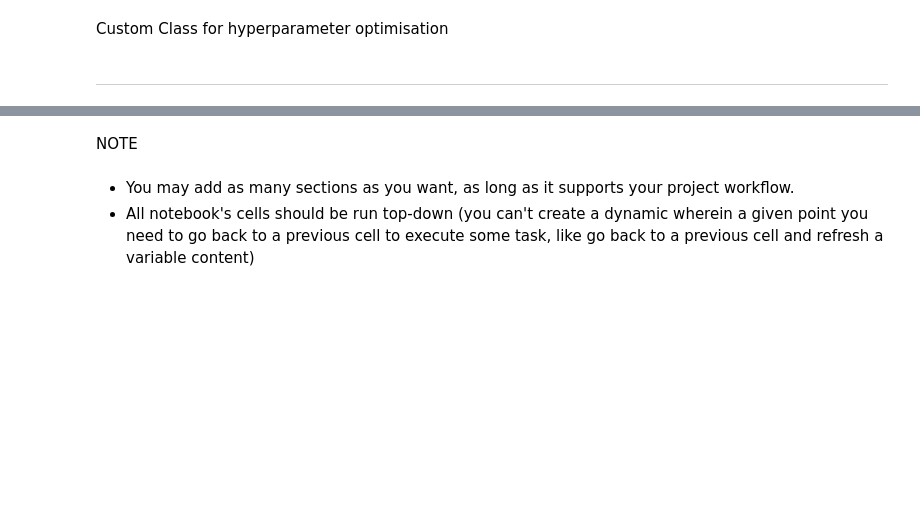
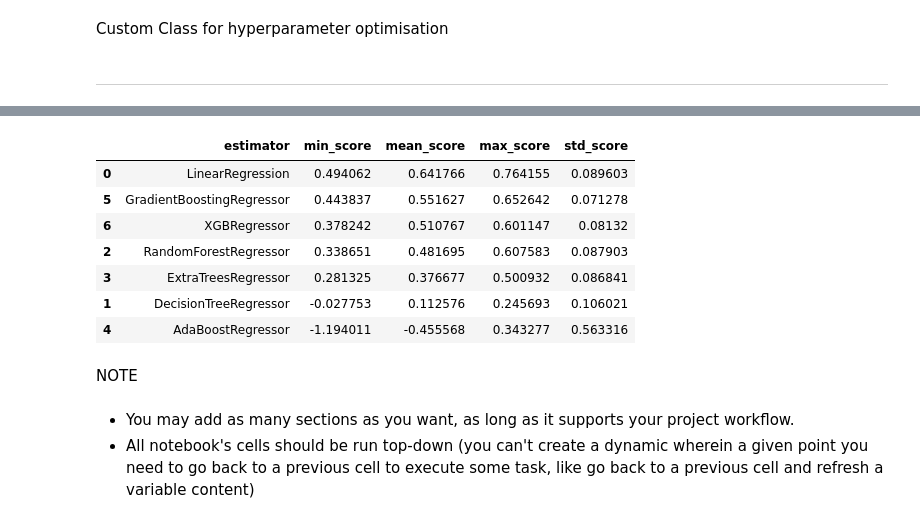
Before and after one commit to Ko11e/Student-Performance, a Jupyter notebook: jupyter_notebooks/05 - Modeling and Evaluation - Predict Exam Score.ipynb, the cells around one changed output, grey strips where cells are left out. Cells and saved outputs as stored; diff of their text form; code cells hidden in the pictures; blank space fills up the shorter version.

```diff
--- a/jupyter_notebooks/05 - Modeling and Evaluation - Predict Exam Score.ipynb
+++ b/jupyter_notebooks/05 - Modeling and Evaluation - Predict Exam Score.ipynb
@@ -175,0 +240,18 @@ class HyperparameterOptimizationSearch:
+# %%
+models_search = {
+    "GradientBoostingRegressor": GradientBoostingRegressor(random_state=0),
+}
+
+params_search = {
+    "GradientBoostingRegressor": {
+        'model__n_estimators': [100, 200, 300],
+        'model__learning_rate': [0.01, 0.05, 0.1],
+        'model__max_depth': [3, 4, 5],
+        'model__subsample': [0.8, 0.9, 1.0],
+        'model__min_samples_split': [2, 5, 10],
+        'model__max_features': [None, 'sqrt', 'log2']
+    }
+}
+# %%
+search = HyperparameterOptimizationSearch(models=models_search, params=params_search)
+search.fit(X_train, y_train, scoring = 'r2', n_jobs=-1, cv=5)
@@ -175,0 +339,3 @@ class HyperparameterOptimizationSearch:
+# %%
+search = HyperparameterOptimizationSearch(models=models_quick_search, params=params_quick_search)
+search.fit(X_train, y_train, scoring='r2', n_jobs=-1, cv=5)
@@ -176,3 +360,15 @@ class HyperparameterOptimizationSearch:
+# %%
+grid_search_summary, grid_search_pipelines = search.score_summary(sort_by='mean_score')
+grid_search_summary
+# %% [output]
+|  | estimator | min_score | mean_score | max_score | std_score |
+| 0 | LinearRegression | 0.494062 | 0.641766 | 0.764155 | 0.089603 |
+| 5 | GradientBoostingRegressor | 0.443837 | 0.551627 | 0.652642 | 0.071278 |
+| 6 | XGBRegressor | 0.378242 | 0.510767 | 0.601147 | 0.08132 |
+| 2 | RandomForestRegressor | 0.338651 | 0.481695 | 0.607583 | 0.087903 |
+| 3 | ExtraTreesRegressor | 0.281325 | 0.376677 | 0.500932 | 0.086841 |
+| 1 | DecisionTreeRegressor | -0.027753 | 0.112576 | 0.245693 | 0.106021 |
+| 4 | AdaBoostRegressor | -1.194011 | -0.455568 | 0.343277 | 0.563316 |
 # %% [markdown]
 NOTE
 # %% [markdown]
```
Also changed, not shown: parts of 18 cells of this notebook, 1 other file.
